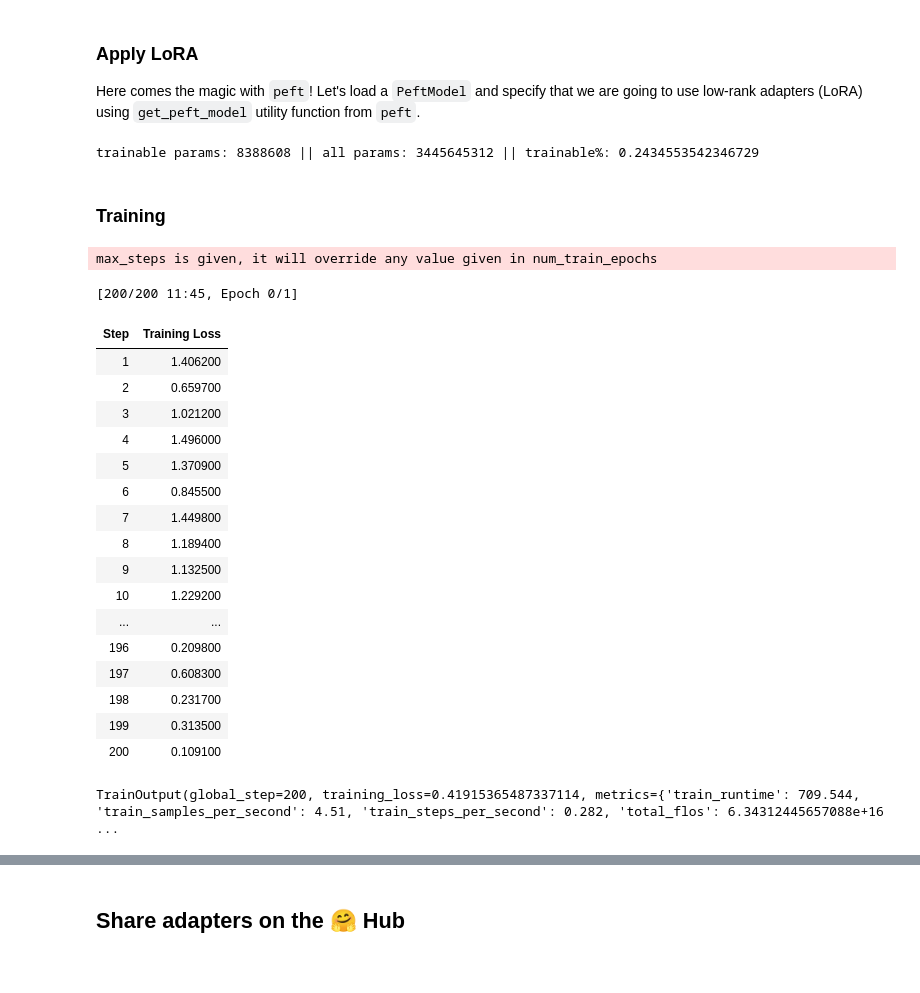
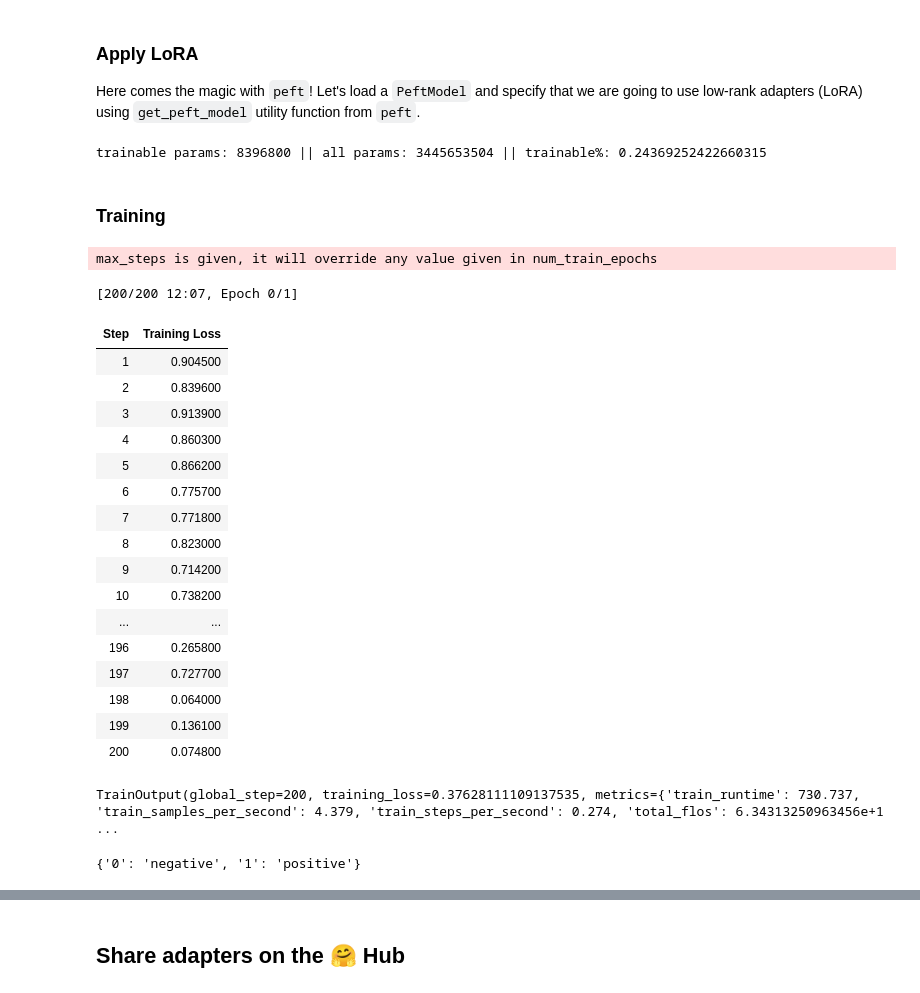
Before and after one commit to JadMokdad/knowledge-distillation-transformers-pytorch-sagemaker, a Jupyter notebook: Finetune_opt_bnb_peft.ipynb, the cells around one changed output, grey strips where cells are left out. Drawn from its saved outputs; the diff is of its cells as text; code cells hidden in the pictures.

```diff
--- a/Finetune_opt_bnb_peft.ipynb
+++ b/Finetune_opt_bnb_peft.ipynb
@@ -129,63 +142,76 @@ def print_trainable_parameters(model):
         f"trainable params: {trainable_params} || all params: {all_param} || trainable%: {100 * trainable_params / all_param}"
     )
 # %%
-from peft import LoraConfig, get_peft_model
+from peft import LoraConfig, get_peft_model, prepare_model_for_kbit_training
 
-config = LoraConfig(
-    r=16,
-    lora_alpha=32,
-    target_modules=["q_proj", "v_proj"],
-    lora_dropout=0.05,
-    bias="none",
-    task_type="CAUSAL_LM"
-)
+# config = LoraConfig(
+#     r=16,
+#     lora_alpha=32,
+#     target_modules=["q_proj", "v_proj"],
+#     lora_dropout=0.05,
+#     bias="none",
+#     task_type="SEQ_CLS"
+# )
 
+config = LoraConfig(task_type="SEQ_CLS",
+                    r=16,
+                    lora_alpha=32,
+                    lora_dropout=0.01,
+                    target_modules = ["q_proj", "v_proj"])
+
+model = prepare_model_for_kbit_training(model)
 model = get_peft_model(model, config)
 print_trainable_parameters(model)
 # %% [output]
-trainable params: 8388608 || all params: 3445645312 || trainable%: 0.2434553542346729
+trainable params: 8396800 || all params: 3445653504 || trainable%: 0.24369252422660315
 # %% [markdown]
 ### Training
 # %%
 import transformers
 
 trainer = transformers.Trainer(
     model=model,
     train_dataset=tokenized_datasets["train"],
     eval_dataset=tokenized_datasets["validation"],
     args=transformers.TrainingArguments(
         per_device_train_batch_size=4,
         per_device_eval_batch_size=4,
         gradient_accumulation_steps=4,
         warmup_steps=100,
         max_steps=200,
-        learning_rate=2e-4,
+        learning_rate=3e-4,
         fp16=True,
         logging_steps=1,
-        output_dir='outputs'
+        output_dir='outputs',
+        # num_train_epochs=5,
     ),
+    compute_metrics=compute_metrics,
     data_collator=transformers.default_data_collator
 )
 model.config.use_cache = False  # silence the warnings. Please re-enable for inference!
 trainer.train()
 # %% [output]
 max_steps is given, it will override any value given in num_train_epochs
-[200/200 11:45, Epoch 0/1]
+[200/200 12:07, Epoch 0/1]
 | Step | Training Loss |
-| 1 | 1.406200 |
-| 2 | 0.659700 |
-| 3 | 1.021200 |
-| 4 | 1.496000 |
-| 5 | 1.370900 |
-| 6 | 0.845500 |
-| 7 | 1.449800 |
-| 8 | 1.189400 |
-| 9 | 1.132500 |
-| 10 | 1.229200 |
+| 1 | 0.904500 |
+| 2 | 0.839600 |
+| 3 | 0.913900 |
+| 4 | 0.860300 |
+| 5 | 0.866200 |
+| 6 | 0.775700 |
+| 7 | 0.771800 |
+| 8 | 0.823000 |
+| 9 | 0.714200 |
+| 10 | 0.738200 |
 | ... | ... |
-| 196 | 0.209800 |
-| 197 | 0.608300 |
-| 198 | 0.231700 |
-| 199 | 0.313500 |
-| 200 | 0.109100 |
+| 196 | 0.265800 |
+| 197 | 0.727700 |
+| 198 | 0.064000 |
+| 199 | 0.136100 |
+| 200 | 0.074800 |
-TrainOutput(global_step=200, training_loss=0.41915365487337114, metrics={'train_runtime': 709.544, 'train_samples_per_second': 4.51, 'train_steps_per_second': 0.282, 'total_flos': 6.34312445657088e+16 ...
+TrainOutput(global_step=200, training_loss=0.37628111109137535, metrics={'train_runtime': 730.737, 'train_samples_per_second': 4.379, 'train_steps_per_second': 0.274, 'total_flos': 6.34313250963456e+1 ...
+# %%
+id2label
+# %% [output]
+{'0': 'negative', '1': 'positive'}
```
Also changed, not shown: parts of 10 cells of this notebook.
